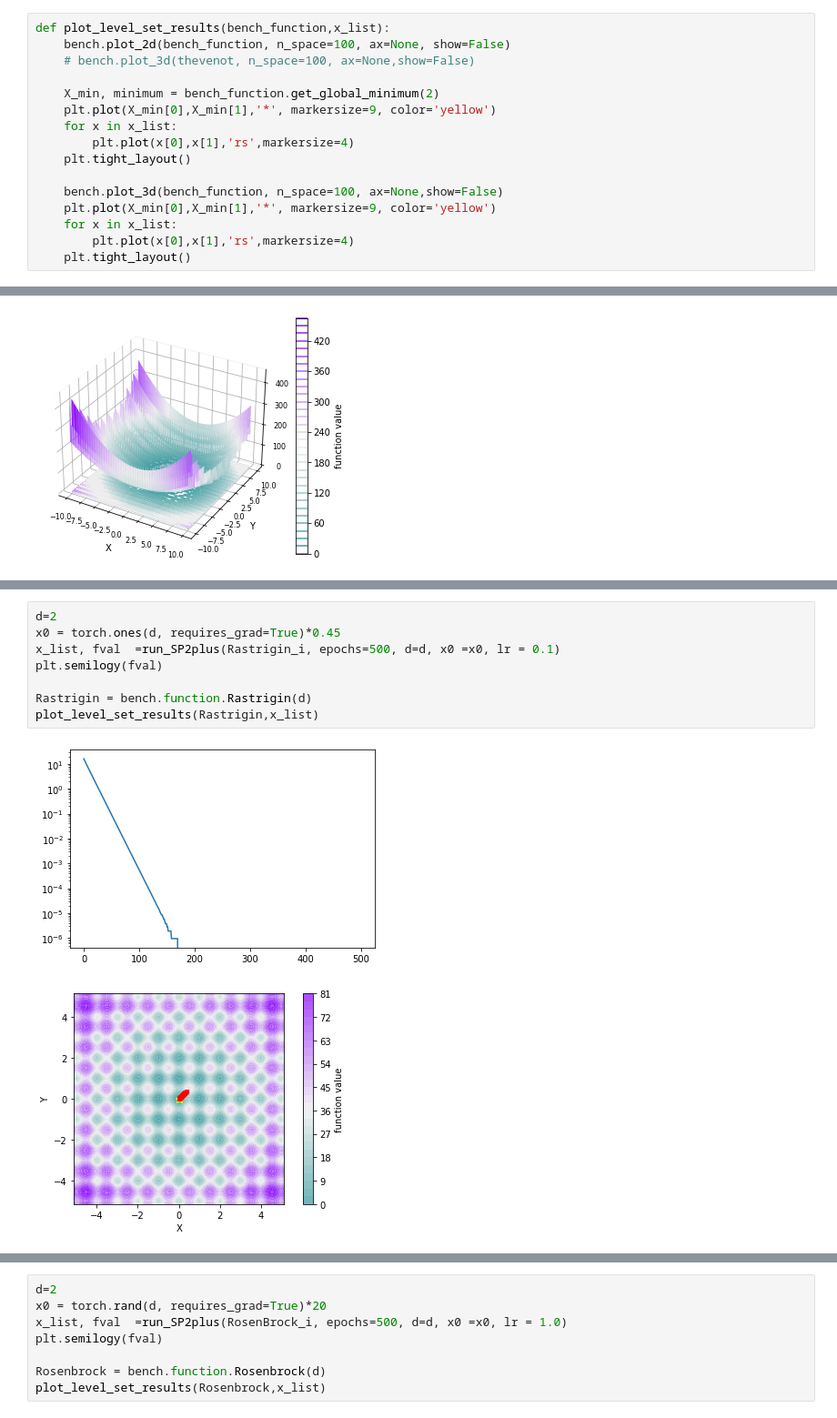
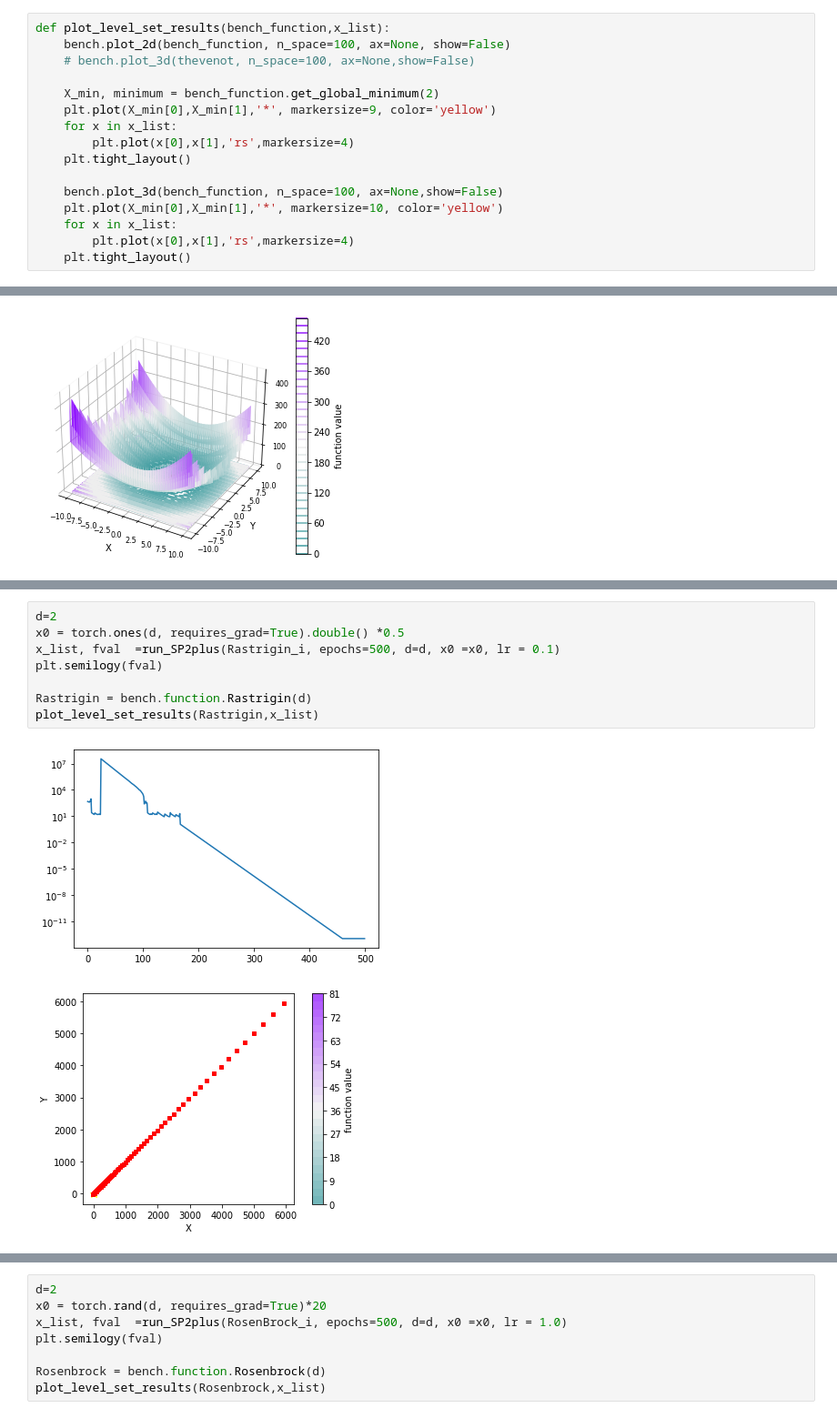
Before and after one commit to gowerrobert/sps_optimizers_with_martin_plots, a Jupyter notebook: 2D_examplesVisualization_rob_version.ipynb, the cells around one changed output, grey strips where cells are left out. Shown at 91% size. Saved outputs shown, nothing was run; the diff lists cells and outputs as text.

```diff
--- a/2D_examplesVisualization_rob_version.ipynb
+++ b/2D_examplesVisualization_rob_version.ipynb
@@ -85,7 +96,7 @@ def plot_level_set_results(bench_function,x_list):
     plt.tight_layout()
 
     bench.plot_3d(bench_function, n_space=100, ax=None,show=False)
-    plt.plot(X_min[0],X_min[1],'*', markersize=9, color='yellow')
+    plt.plot(X_min[0],X_min[1],'*', markersize=10, color='yellow')
     for x in x_list:
         plt.plot(x[0],x[1],'rs',markersize=4)
     plt.tight_layout()
@@ -118,11 +129,11 @@ plot_level_set_results(PermDBeta,x_list)
 # %%
 d=2
-x0 = torch.ones(d, requires_grad=True)*0.45
+x0 = torch.ones(d, requires_grad=True).double() *0.5
 x_list, fval  =run_SP2plus(Rastrigin_i, epochs=500, d=d, x0 =x0, lr = 0.1)
 plt.semilogy(fval)
 
 Rastrigin = bench.function.Rastrigin(d)
 plot_level_set_results(Rastrigin,x_list)
 # %% [output]
-[figure, old version]
+[figure, new version]
-[figure, old version]
+[figure, new version]
```
Also changed, not shown: parts of 3 cells of this notebook, 1 other file.
